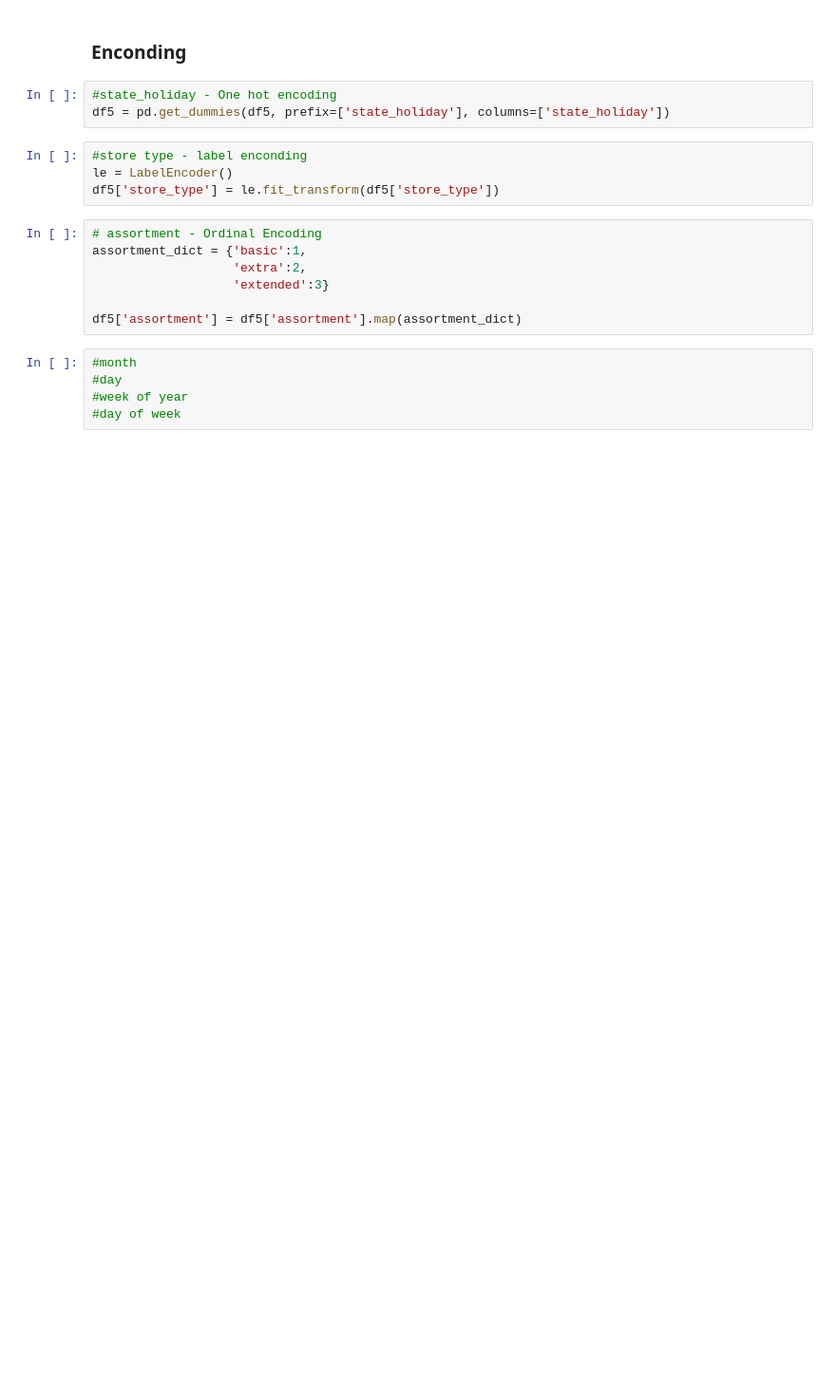
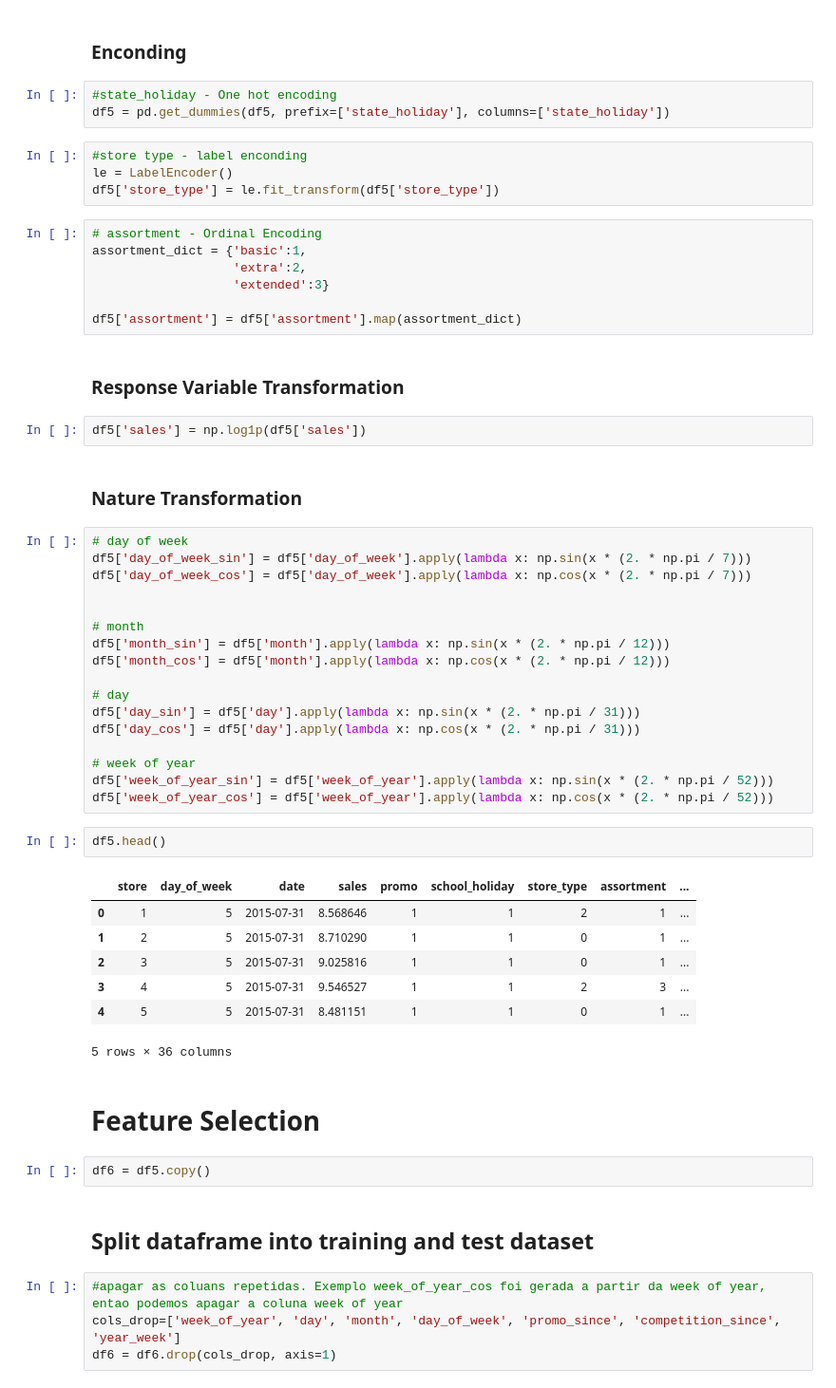
Before and after one commit to LuigiFerrari14/Data-Science-in-Production, a Jupyter notebook: RossmannSalesPrediction.ipynb, the cells around one changed output. Shown at 95% size. Drawn from its saved outputs; the diff is of its cells as text; blank space fills up the shorter version.

```diff
--- a/RossmannSalesPrediction.ipynb
+++ b/RossmannSalesPrediction.ipynb
@@ -853,8 +855,46 @@ assortment_dict = {'basic':1,
                    'extended':3}
 
 df5['assortment'] = df5['assortment'].map(assortment_dict)
-# %%
-#month
-#day
-#week of year
-#day of week
+# %% [markdown]
+### Response Variable Transformation
+# %%
+df5['sales'] = np.log1p(df5['sales'])
+# %% [markdown]
+### Nature Transformation
+# %%
+# day of week
+df5['day_of_week_sin'] = df5['day_of_week'].apply(lambda x: np.sin(x * (2. * np.pi / 7)))
+df5['day_of_week_cos'] = df5['day_of_week'].apply(lambda x: np.cos(x * (2. * np.pi / 7)))
+
+
+# month
+df5['month_sin'] = df5['month'].apply(lambda x: np.sin(x * (2. * np.pi / 12)))
+df5['month_cos'] = df5['month'].apply(lambda x: np.cos(x * (2. * np.pi / 12)))
+
+# day
+df5['day_sin'] = df5['day'].apply(lambda x: np.sin(x * (2. * np.pi / 31)))
+df5['day_cos'] = df5['day'].apply(lambda x: np.cos(x * (2. * np.pi / 31)))
+
+# week of year
+df5['week_of_year_sin'] = df5['week_of_year'].apply(lambda x: np.sin(x * (2. * np.pi / 52)))
+df5['week_of_year_cos'] = df5['week_of_year'].apply(lambda x: np.cos(x * (2. * np.pi / 52)))
+# %%
+df5.head()
+# %% [output]
+|  | store | day_of_week | date | sales | promo | school_holiday | store_type | assortment | ... |
+| 0 | 1 | 5 | 2015-07-31 | 8.568646 | 1 | 1 | 2 | 1 | ... |
+| 1 | 2 | 5 | 2015-07-31 | 8.710290 | 1 | 1 | 0 | 1 | ... |
+| 2 | 3 | 5 | 2015-07-31 | 9.025816 | 1 | 1 | 0 | 1 | ... |
+| 3 | 4 | 5 | 2015-07-31 | 9.546527 | 1 | 1 | 2 | 3 | ... |
+| 4 | 5 | 5 | 2015-07-31 | 8.481151 | 1 | 1 | 0 | 1 | ... |
+5 rows × 36 columns
+# %% [markdown]
+# Feature Selection
+# %%
+df6 = df5.copy()
+# %% [markdown]
+## Split dataframe into training and test dataset
+# %%
+#apagar as coluans repetidas. Exemplo week_of_year_cos foi gerada a partir da week of year, entao podemos apagar a coluna week of year
+cols_drop=['week_of_year', 'day', 'month', 'day_of_week', 'promo_since', 'competition_since', 'year_week']
+df6 = df6.drop(cols_drop, axis=1)
```
Also changed, not shown: parts of 16 cells of this notebook.
